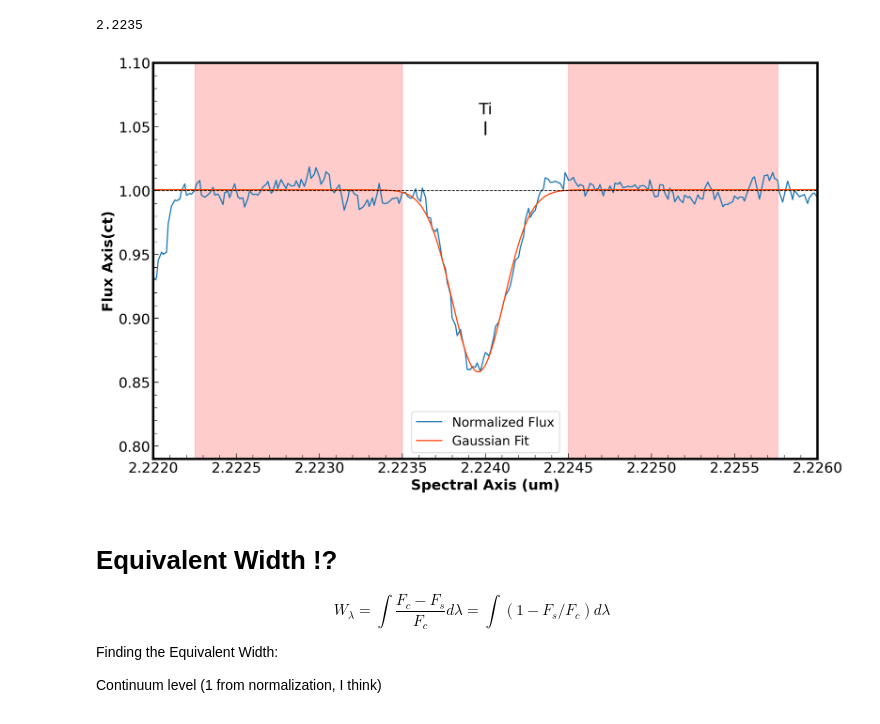
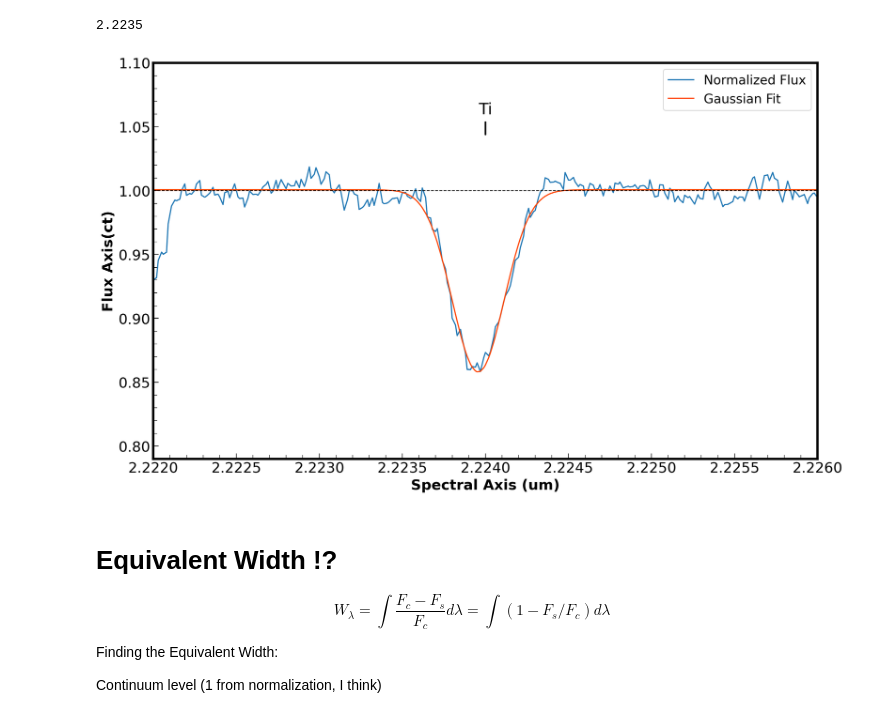
Before and after one commit to SavOliveira/IGRINS-Spectra, a Jupyter notebook: Standards/Anon1/anon1_TI_2_224.ipynb, the cells around one changed output. Drawn from its saved outputs; the diff is of its cells as text; code cells hidden in the pictures.

Commit message:
8/30/23
Made the plots for the Gaussian fitting to each standard for the Ti-2.224 line

```diff
--- a/anon1_TI_2_224.ipynb
+++ b/Standards/Anon1/anon1_TI_2_224.ipynb
@@ -448,36 +448,36 @@ plt.axhline(y=1, color='black', linewidth=1, linestyle='dashed')
 # plt.axvline(x=popt[1]+3*popt[2], color='black', linewidth=1, linestyle='dotted',label='3 $\sigma$')
 # plt.axvline(x=popt[1]-3*popt[2], color='black', linewidth=1, linestyle='dotted')
 
 # Loop through NIR line dictionary and plot vertical, dashed lines at those wavelengths
 # Iterate over number of objects
 for i in range(len(nir_dict)):
     # Iterate over the NIR dictionary
     for ii in range(len(lines_wav)):
         plt.axvline(lines_wav[ii],0.82,0.85,color='black')
     # ax.text(lines_wav[ii],text_y,labels,ha='center')
 
 # Continuum Estimation region
-plt.axvspan(anon1_wavlen[contlo_min],anon1_wavlen[contlo_max], color='red', alpha=0.2)
-plt.axvspan(anon1_wavlen[conthi_min],anon1_wavlen[conthi_max], color='red', alpha=0.2)
+# plt.axvspan(anon1_wavlen[contlo_min],anon1_wavlen[contlo_max], color='red', alpha=0.2)
+# plt.axvspan(anon1_wavlen[conthi_min],anon1_wavlen[conthi_max], color='red', alpha=0.2)
 
 text_y = 1.06
 ax.text(nir_dict['Ti-2.224'],text_y,'Ti',ha='center')
 
 # Set fig axis limits
 plt.xlim(2.222,2.226)
 plt.ylim(0.79,1.1)
 
 # Enable minor tick marks
 ax.minorticks_on()
 
 plt.xlabel('Spectral Axis ({})'.format(anon1_spec.spectral_axis.unit))
 plt.ylabel('Flux Axis({})'.format(anon1_spec.flux.unit))
 plt.legend()
 
 plt.savefig(fig_path+'anon1_Ti_2_224_gauss.png')
 plt.show()
 # %% [output]
-[figure, old version]
+[figure, new version]
 # %% [markdown]
 # Equivalent Width !?
 
```
Also changed, not shown: 18 other files.
